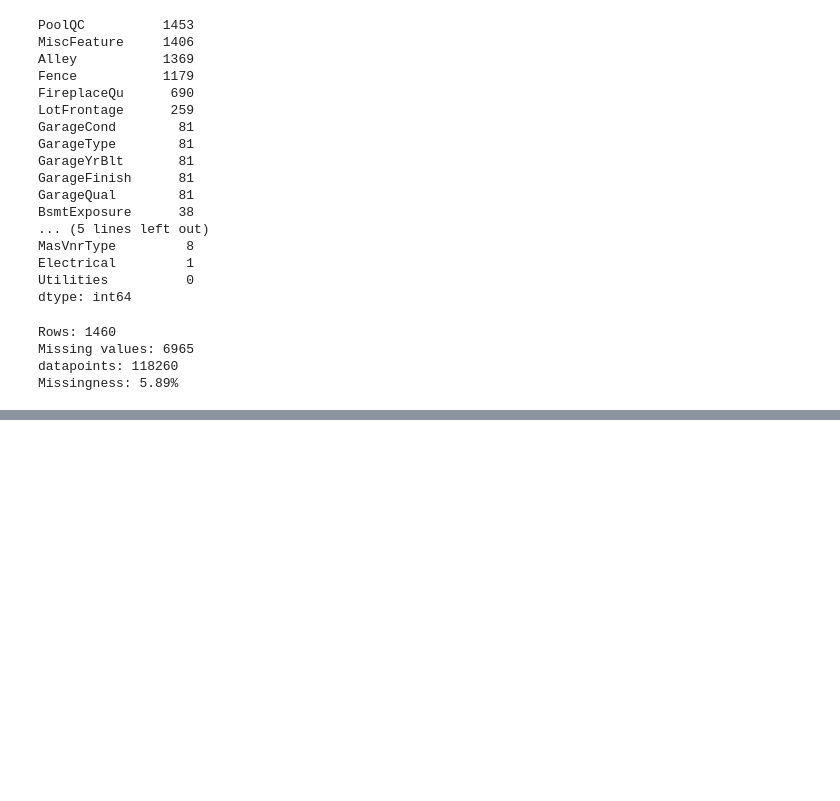
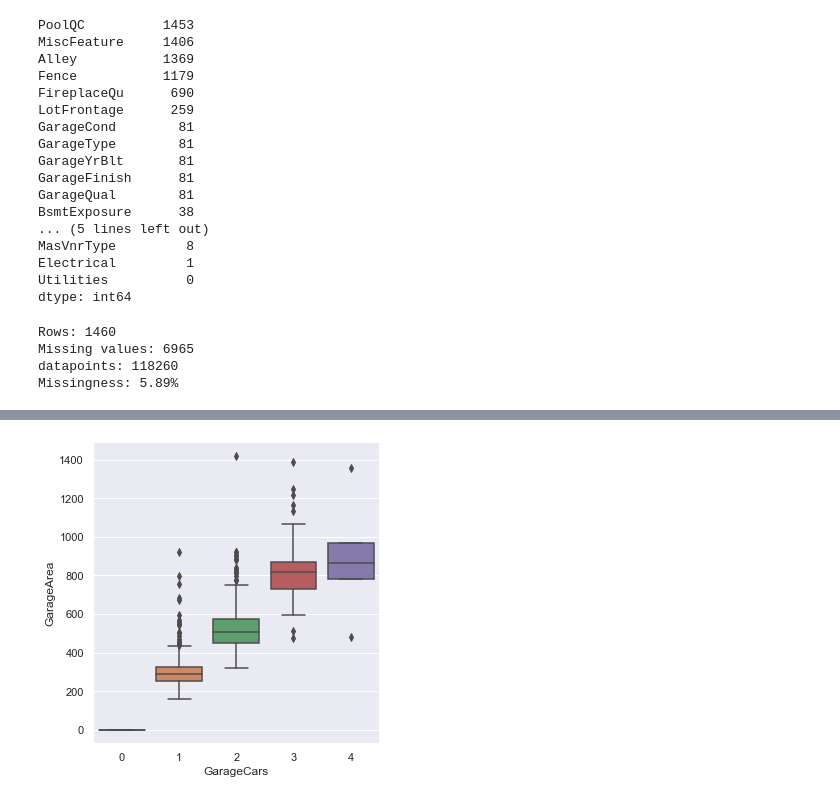
Before and after one commit to whvince/Kaggle-HousePrices, a Jupyter notebook: EDA.ipynb, the cells around one changed output, grey strips where cells are left out. Cells and saved outputs as stored; diff of their text form; code cells hidden in the pictures; blank space fills up the shorter version.

```diff
--- a/EDA.ipynb
+++ b/EDA.ipynb
@@ -127,0 +162,6 @@ Standard Deviation: 79415.29
+# %%
+import seaborn as sns
+sns.catplot(data = HousePrices, x = "GarageCars", y = "GarageArea", kind = "box")
+plt.show()
+# %% [output]
+[figure, added]
```
Also changed, not shown: parts of 11 cells of this notebook, 4 other files.
